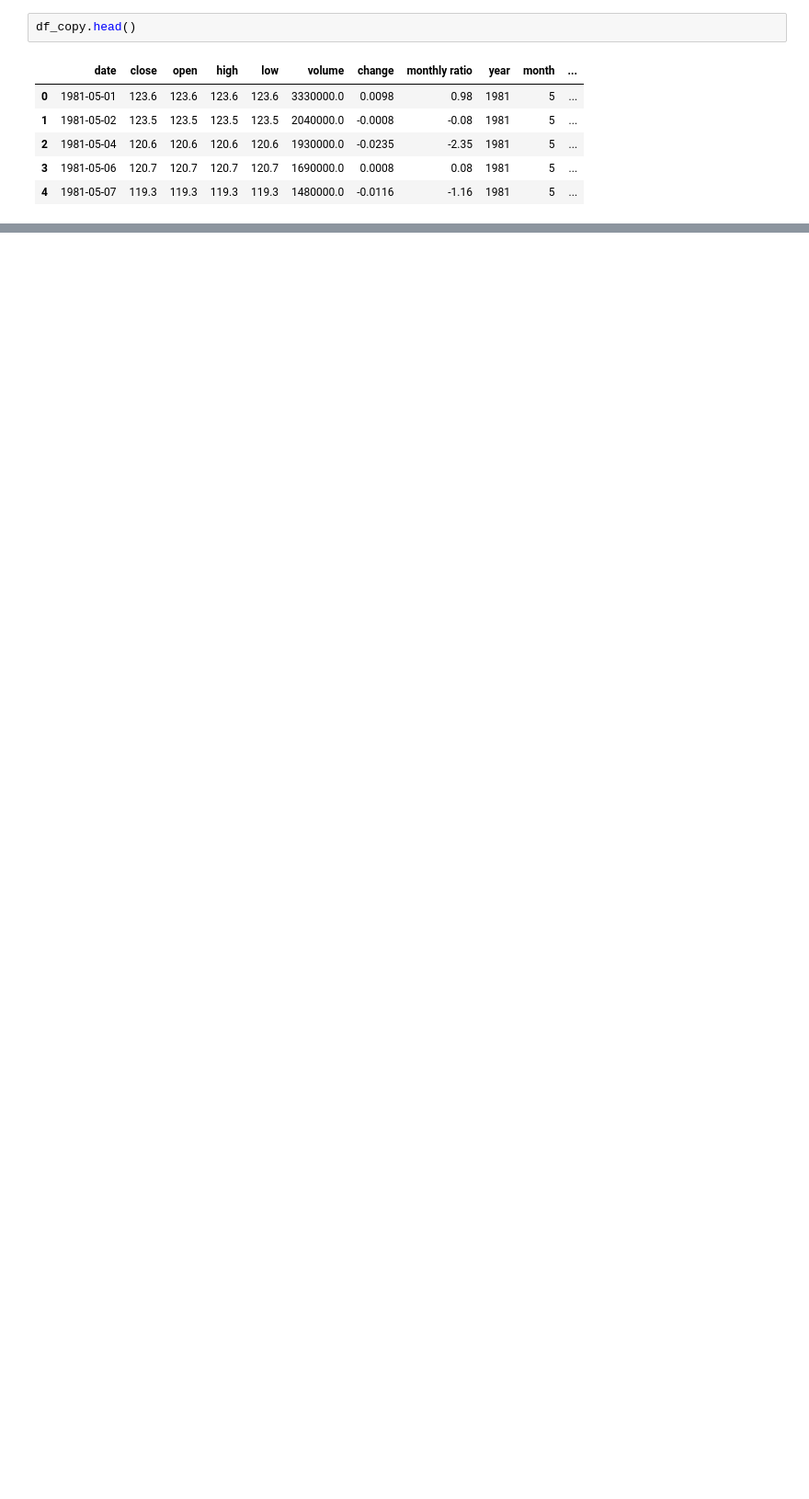
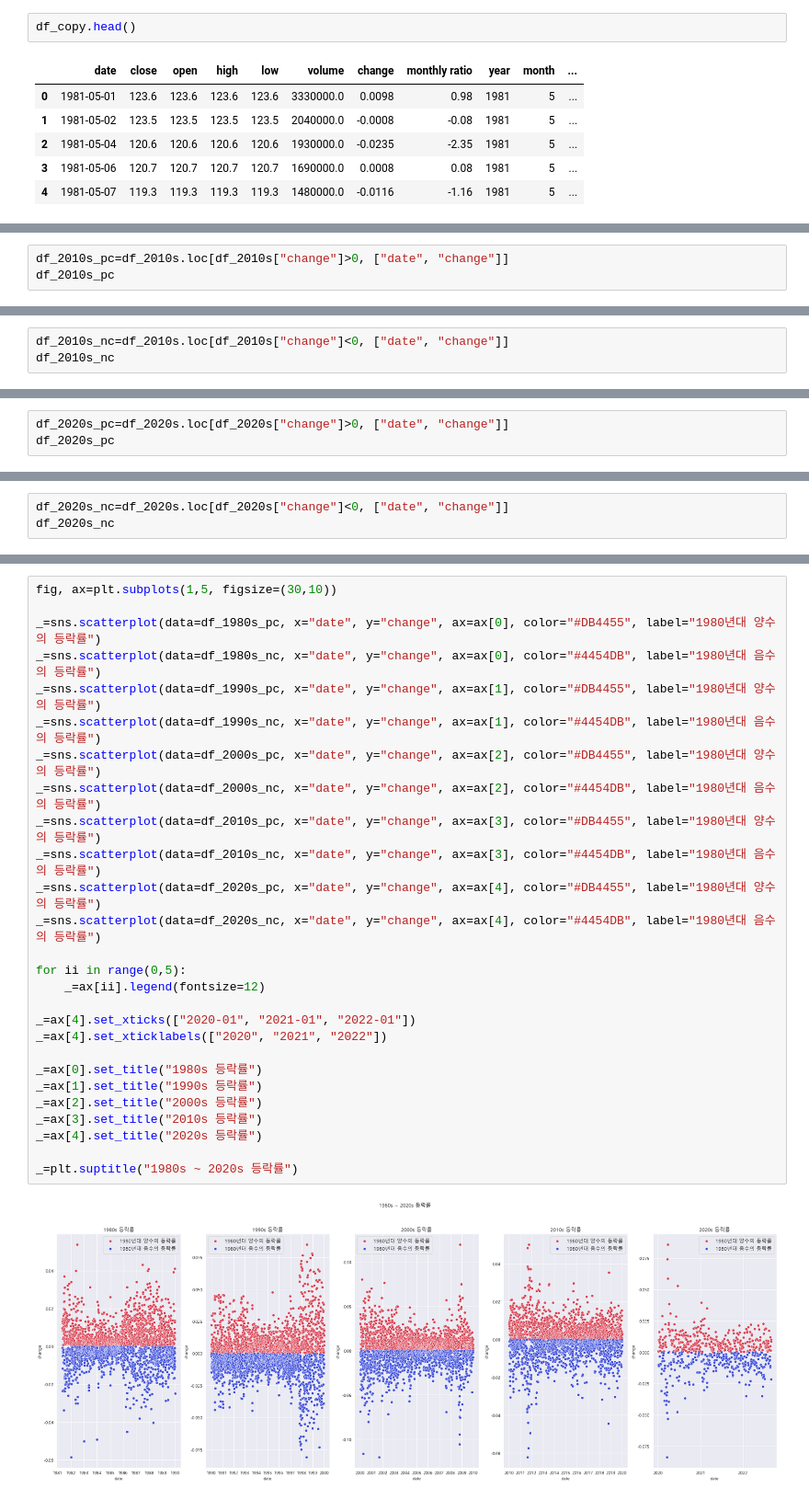
Before and after one commit to NohJeongKim/dacon-kospi, a Jupyter notebook: kospi.ipynb, the cells around one changed output, grey strips where cells are left out. Shown at 92% size. Saved outputs shown, nothing was run; the diff lists cells and outputs as text; blank space fills up the shorter version.

```diff
--- a/kospi.ipynb
+++ b/kospi.ipynb
@@ -511,0 +722,3 @@ df_copy.head()
+# %%
+df_2010s_pc=df_2010s.loc[df_2010s["change"]>0, ["date", "change"]]
+df_2010s_pc
@@ -511,0 +739,3 @@ df_copy.head()
+# %%
+df_2010s_nc=df_2010s.loc[df_2010s["change"]<0, ["date", "change"]]
+df_2010s_nc
@@ -511,0 +756,3 @@ df_copy.head()
+# %%
+df_2020s_pc=df_2020s.loc[df_2020s["change"]>0, ["date", "change"]]
+df_2020s_pc
@@ -511,0 +773,3 @@ df_copy.head()
+# %%
+df_2020s_nc=df_2020s.loc[df_2020s["change"]<0, ["date", "change"]]
+df_2020s_nc
@@ -511,0 +790,29 @@ df_copy.head()
+# %%
+fig, ax=plt.subplots(1,5, figsize=(30,10))
+
+_=sns.scatterplot(data=df_1980s_pc, x="date", y="change", ax=ax[0], color="#DB4455", label="1980년대 양수의 등락률")
+_=sns.scatterplot(data=df_1980s_nc, x="date", y="change", ax=ax[0], color="#4454DB", label="1980년대 음수의 등락률")
+_=sns.scatterplot(data=df_1990s_pc, x="date", y="change", ax=ax[1], color="#DB4455", label="1980년대 양수의 등락률")
+_=sns.scatterplot(data=df_1990s_nc, x="date", y="change", ax=ax[1], color="#4454DB", label="1980년대 음수의 등락률")
+_=sns.scatterplot(data=df_2000s_pc, x="date", y="change", ax=ax[2], color="#DB4455", label="1980년대 양수의 등락률")
+_=sns.scatterplot(data=df_2000s_nc, x="date", y="change", ax=ax[2], color="#4454DB", label="1980년대 음수의 등락률")
+_=sns.scatterplot(data=df_2010s_pc, x="date", y="change", ax=ax[3], color="#DB4455", label="1980년대 양수의 등락률")
+_=sns.scatterplot(data=df_2010s_nc, x="date", y="change", ax=ax[3], color="#4454DB", label="1980년대 음수의 등락률")
+_=sns.scatterplot(data=df_2020s_pc, x="date", y="change", ax=ax[4], color="#DB4455", label="1980년대 양수의 등락률")
+_=sns.scatterplot(data=df_2020s_nc, x="date", y="change", ax=ax[4], color="#4454DB", label="1980년대 음수의 등락률")
+
+for ii in range(0,5):
+    _=ax[ii].legend(fontsize=12)
+
+_=ax[4].set_xticks(["2020-01", "2021-01", "2022-01"])
+_=ax[4].set_xticklabels(["2020", "2021", "2022"])
+
+_=ax[0].set_title("1980s 등락률")
+_=ax[1].set_title("1990s 등락률")
+_=ax[2].set_title("2000s 등락률")
+_=ax[3].set_title("2010s 등락률")
+_=ax[4].set_title("2020s 등락률")
+
+_=plt.suptitle("1980s ~ 2020s 등락률")
+# %% [output]
+[figure, added]
```
Also changed, not shown: parts of 22 cells of this notebook, 5 other files.
